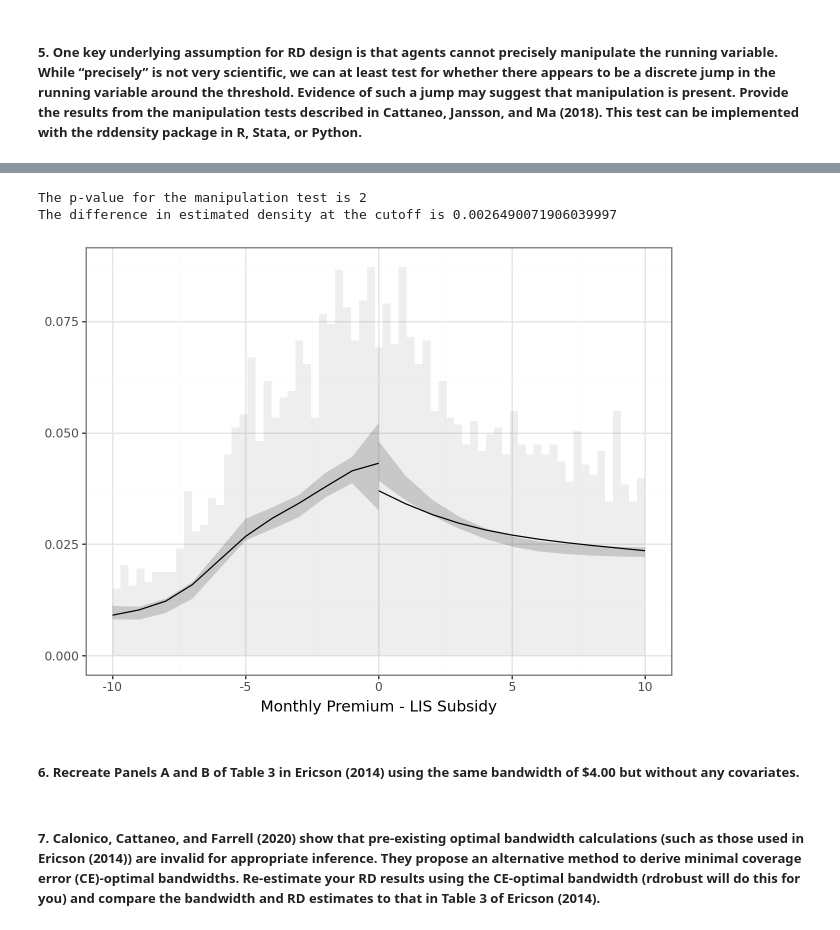
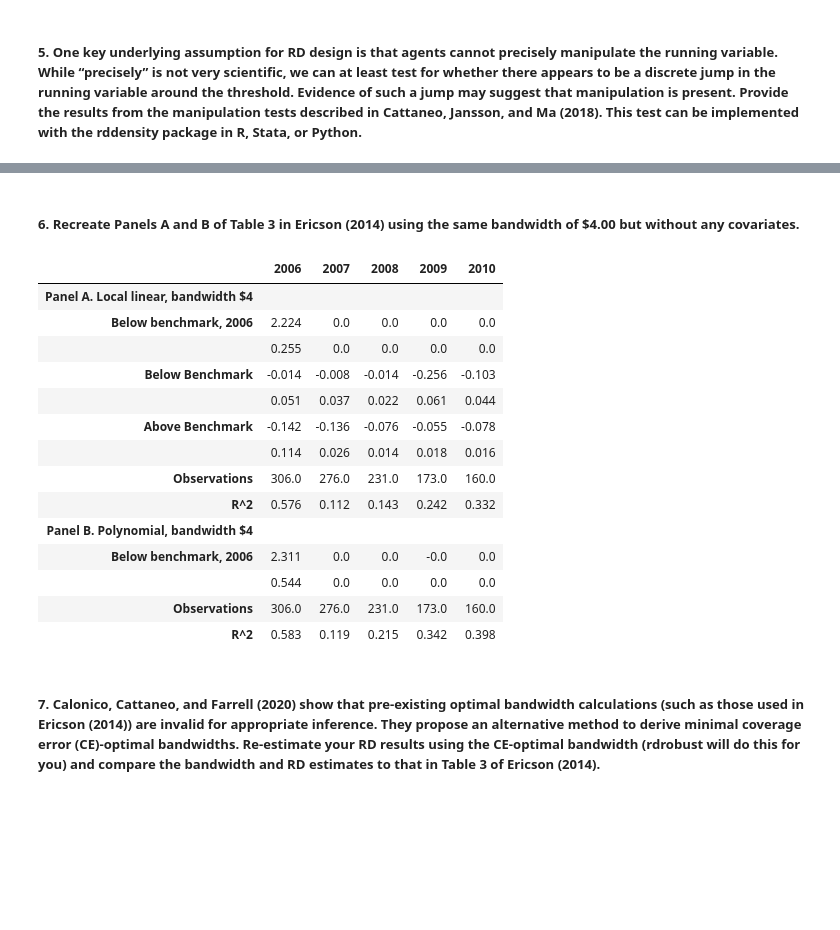
Before and after one commit to michaela-philip/EC771-Empirical-Assignment, a Jupyter notebook: Assignment.ipynb, the cells around one changed output, grey strips where cells are left out. Drawn from its saved outputs; the diff is of its cells as text; code cells hidden in the pictures; blank space fills up the shorter version.

```diff
--- a/Assignment.ipynb
+++ b/Assignment.ipynb
@@ -167,23 +226,38 @@ The optimal number of bins is 11.
 # %%
-from rddensity import rddensity, rdplotdensity
-from data_code.load_clean_data import full_data as full_data
+# from rddensity import rddensity, rdplotdensity
+# from data_code.load_clean_data import full_data as full_data
 
-rd_test = rddensity(full_data['lis_premium'])
+# rd_test = rddensity(full_data['lis_premium'])
 
-rd_test_pval = rd_test.p
-rd_test_diff = rd_test.hat
+# rd_test_pval = rd_test.p
+# rd_test_diff = rd_test.hat
 
-print("The p-value for the manipulation test is " + str(rd_test_pval))
-print("The difference in estimated density at the cutoff is " + str((rd_test_diff.right - rd_test_diff.left)))
+# print("The p-value for the manipulation test is " + str(rd_test_pval))
+# print("The difference in estimated density at the cutoff is " + str((rd_test_diff.right - rd_test_diff.left)))
 
-density_plot = rdplotdensity(rd_test, full_data['lis_premium'], xlabel = 'Monthly Premium - LIS Subsidy', title = 'Manipulation Test', plotRange=[-10,10])
-print(density_plot)
+# density_plot = rdplotdensity(rd_test, full_data['lis_premium'], xlabel = 'Monthly Premium - LIS Subsidy', title = 'Manipulation Test', plotRange=[-10,10])
+# print(density_plot)
-# %% [output]
-The p-value for the manipulation test is 2
-The difference in estimated density at the cutoff is 0.0026490071906039997
-[figure, removed]
 # %% [markdown]
 ##### 6. Recreate Panels A and B of Table 3 in Ericson (2014) using the same bandwidth of $4.00 but without any covariates.
+# %%
+from analysis.q6 import table_3 as table_3
+table_3
+# %% [output]
+|  | 2006 | 2007 | 2008 | 2009 | 2010 |
+| Panel A. Local linear, bandwidth $4 |  |  |  |  |  |
+| Below benchmark, 2006 | 2.224 | 0.0 | 0.0 | 0.0 | 0.0 |
+|  | 0.255 | 0.0 | 0.0 | 0.0 | 0.0 |
+| Below Benchmark | -0.014 | -0.008 | -0.014 | -0.256 | -0.103 |
+|  | 0.051 | 0.037 | 0.022 | 0.061 | 0.044 |
+| Above Benchmark | -0.142 | -0.136 | -0.076 | -0.055 | -0.078 |
+|  | 0.114 | 0.026 | 0.014 | 0.018 | 0.016 |
+| Observations | 306.0 | 276.0 | 231.0 | 173.0 | 160.0 |
+| R^2 | 0.576 | 0.112 | 0.143 | 0.242 | 0.332 |
+| Panel B. Polynomial, bandwidth $4 |  |  |  |  |  |
+| Below benchmark, 2006 | 2.311 | 0.0 | 0.0 | -0.0 | 0.0 |
+|  | 0.544 | 0.0 | 0.0 | 0.0 | 0.0 |
+| Observations | 306.0 | 276.0 | 231.0 | 173.0 | 160.0 |
+| R^2 | 0.583 | 0.119 | 0.215 | 0.342 | 0.398 |
 # %% [markdown]
 ##### 7. Calonico, Cattaneo, and Farrell (2020) show that pre-existing optimal bandwidth calculations (such as those used in Ericson (2014)) are invalid for appropriate inference. They propose an alternative method to derive minimal coverage error (CE)-optimal bandwidths. Re-estimate your RD results using the CE-optimal bandwidth (rdrobust will do this for you) and compare the bandwidth and RD estimates to that in Table 3 of Ericson (2014).
 # %% [markdown]
```
Also changed, not shown: parts of 18 cells of this notebook.
